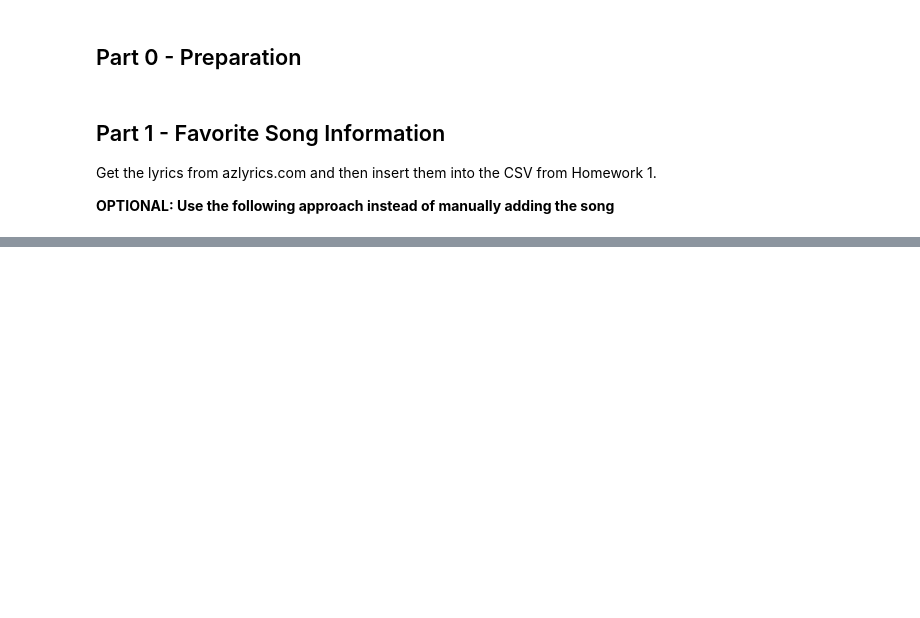
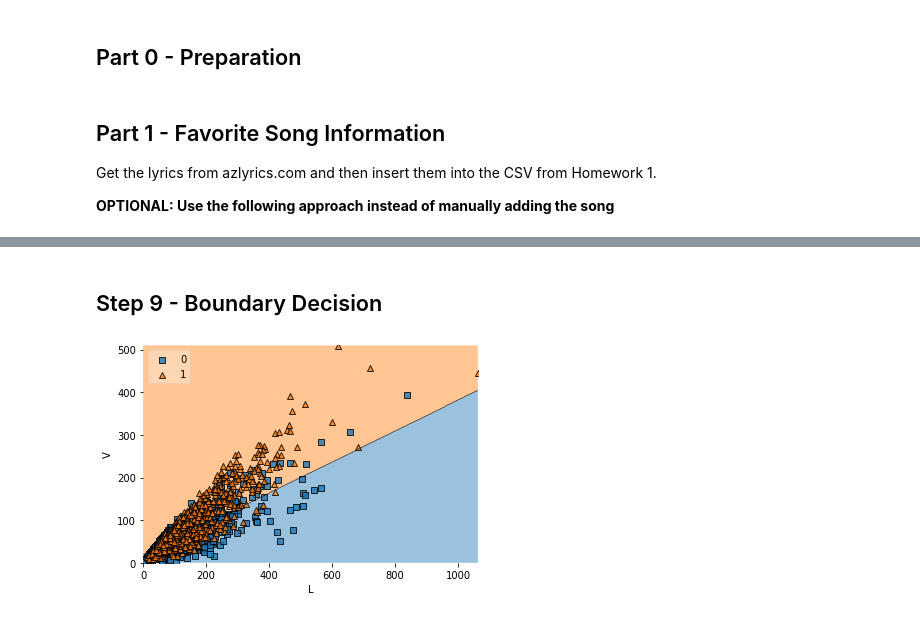
Before and after one commit to amattu2/INST-414-FA2021, a Jupyter notebook: Homework/4.ipynb, the cells around one changed output, grey strips where cells are left out. Cells and saved outputs as stored; diff of their text form; code cells hidden in the pictures; blank space fills up the shorter version.

```diff
--- a/Homework/4.ipynb
+++ b/Homework/4.ipynb
@@ -105,0 +258,6 @@ df
+# %%
+# Default class to 0
+df["Class"] = 0
+
+# Assign 1 values
+df.loc[df.CS > median, ['Class']] = 1
@@ -105,0 +282,12 @@ df
+# %%
+# Drop NA
+df.dropna(inplace = True)
+
+# Inputs
+x = df[["Year", "L", "V", "D"]]
+
+# Output
+y = df["Class"]
+
+# Split Data
+xtrain, xtest, ytrain, ytest = train_test_split(x, y, test_size = 0.25)
@@ -105,0 +319,20 @@ df
+# %%
+# Drop NA
+df.dropna(inplace = True)
+
+# Inputs
+x = df[["L", "V"]]
+
+# Output
+y = df["Class"]
+
+# Split Data
+xtrain, xtest, ytrain, ytest = train_test_split(x, y, test_size = 0.25)
+# %%
+# Setup Model
+model = linear_model.LogisticRegression(max_iter = 1000)
+model.fit(xtrain, ytrain)
+
+# Determine Predictions
+ypred = model.predict(xtest)
+ypred_ps = model.predict_proba(xtest)
@@ -105,0 +360,11 @@ df
+# %% [markdown]
+## Step 9 - Boundary Decision
+# %%
+plot_decision_regions(x.values, y.values, clf = model, legend = 2)
+plt.xlabel('L')
+plt.ylabel('V')
+
+# Hide Textual Output
+None
+# %% [output]
+[figure, added]
```
Also changed, not shown: parts of 24 cells of this notebook.
